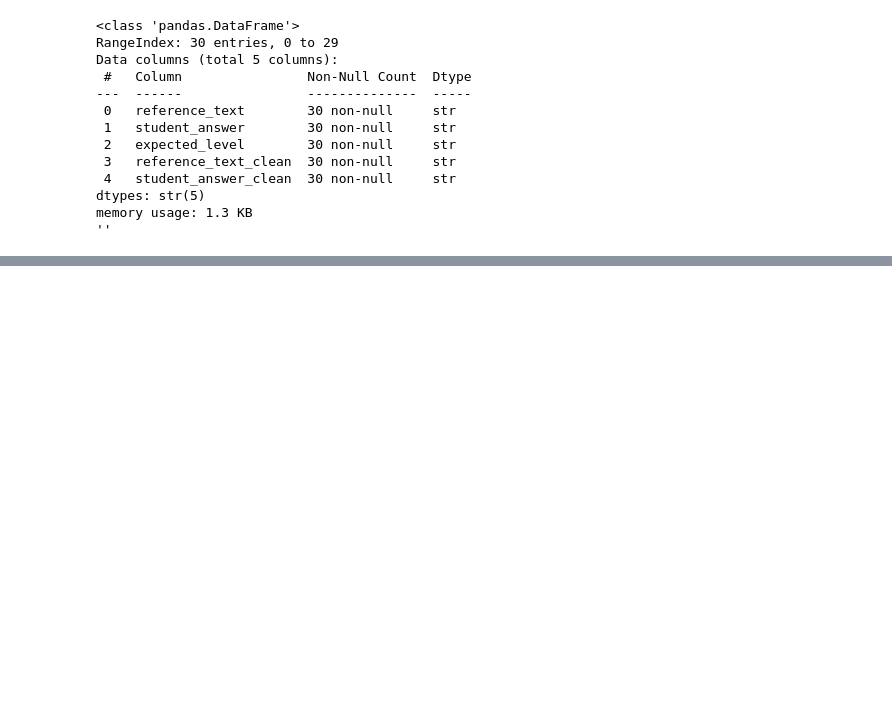
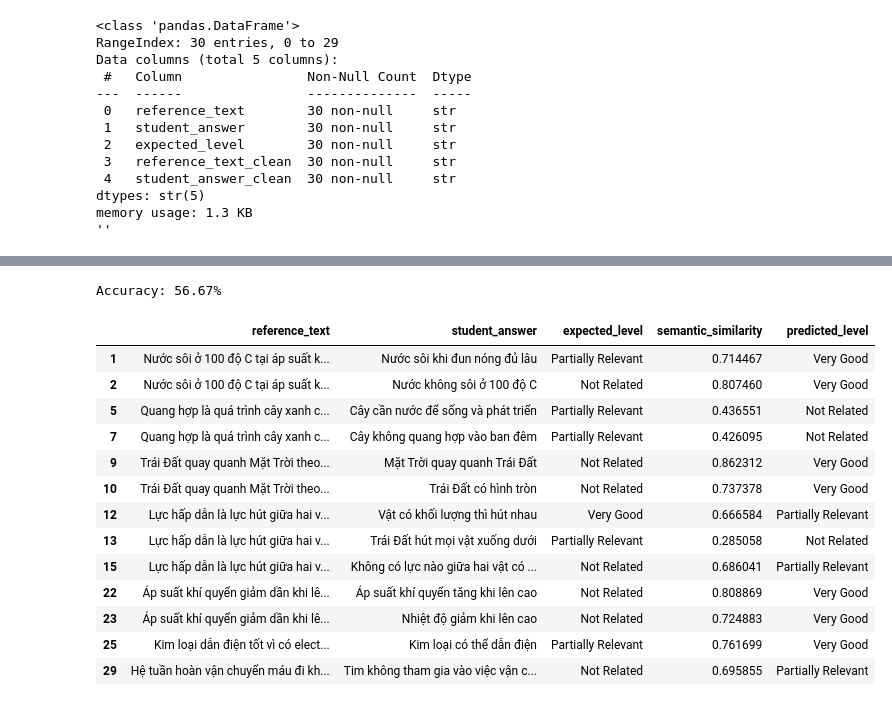
Before and after one commit to toloannguyen/QUIZ_PLATFORM, a Jupyter notebook: ai-service/scratchpad.ipynb, the cells around one changed output, grey strips where cells are left out. Cells and saved outputs as stored; diff of their text form; code cells hidden in the pictures; blank space fills up the shorter version.

```diff
--- a/ai-service/scratchpad.ipynb
+++ b/ai-service/scratchpad.ipynb
@@ -600,0 +1080,4 @@ memory usage: 1.3 KB
+# %%
+df = pd.read_csv("test_data_step5.csv", keep_default_na=False, na_values=[])
+
+df.groupby('expected_level')['semantic_similarity'].describe()
@@ -600,0 +1117,8 @@ memory usage: 1.3 KB
+# %%
+def classify_by_threshold(similarity_score, threshold_very_good=0.70, threshold_partial=0.45):
+    if similarity_score >= threshold_very_good:
+        return "Very Good"
+    elif similarity_score >= threshold_partial:
+        return "Partially Relevant"
+    else:
+        return "Not Related"
@@ -600,0 +1135,3 @@ memory usage: 1.3 KB
+# %%
+df['predicted_level'] = df['semantic_similarity'].apply(classify_by_threshold)
+df[['reference_text', 'student_answer', 'expected_level', 'semantic_similarity', 'predicted_level']].head(10)
@@ -600,0 +1150,24 @@ memory usage: 1.3 KB
+# %%
+df['is_correct'] = df['expected_level'] == df['predicted_level']
+accuracy = df['is_correct'].mean()
+print(f"Accuracy: {accuracy:.2%}")
+# %% [output]
+Accuracy: 56.67%
+# %%
+wrong_predictions = df[~df['is_correct']]
+wrong_predictions[['reference_text', 'student_answer', 'expected_level', 'semantic_similarity', 'predicted_level']]
+# %% [output]
+|  | reference_text | student_answer | expected_level | semantic_similarity | predicted_level |
+| 1 | Nước sôi ở 100 độ C tại áp suất k... | Nước sôi khi đun nóng đủ lâu | Partially Relevant | 0.714467 | Very Good |
+| 2 | Nước sôi ở 100 độ C tại áp suất k... | Nước không sôi ở 100 độ C | Not Related | 0.807460 | Very Good |
+| 5 | Quang hợp là quá trình cây xanh c... | Cây cần nước để sống và phát triển | Partially Relevant | 0.436551 | Not Related |
+| 7 | Quang hợp là quá trình cây xanh c... | Cây không quang hợp vào ban đêm | Partially Relevant | 0.426095 | Not Related |
+| 9 | Trái Đất quay quanh Mặt Trời theo... | Mặt Trời quay quanh Trái Đất | Not Related | 0.862312 | Very Good |
+| 10 | Trái Đất quay quanh Mặt Trời theo... | Trái Đất có hình tròn | Not Related | 0.737378 | Very Good |
+| 12 | Lực hấp dẫn là lực hút giữa hai v... | Vật có khối lượng thì hút nhau | Very Good | 0.666584 | Partially Relevant |
+| 13 | Lực hấp dẫn là lực hút giữa hai v... | Trái Đất hút mọi vật xuống dưới | Partially Relevant | 0.285058 | Not Related |
+| 15 | Lực hấp dẫn là lực hút giữa hai v... | Không có lực nào giữa hai vật có ... | Not Related | 0.686041 | Partially Relevant |
+| 22 | Áp suất khí quyển giảm dần khi lê... | Áp suất khí quyển tăng khi lên cao | Not Related | 0.808869 | Very Good |
+| 23 | Áp suất khí quyển giảm dần khi lê... | Nhiệt độ giảm khi lên cao | Not Related | 0.724883 | Very Good |
+| 25 | Kim loại dẫn điện tốt vì có elect... | Kim loại có thể dẫn điện | Partially Relevant | 0.761699 | Very Good |
+| 29 | Hệ tuần hoàn vận chuyển máu đi kh... | Tim không tham gia vào việc vận c... | Not Related | 0.695855 | Partially Relevant |
```
Also changed, not shown: parts of 156 cells of this notebook, 15 other files.
